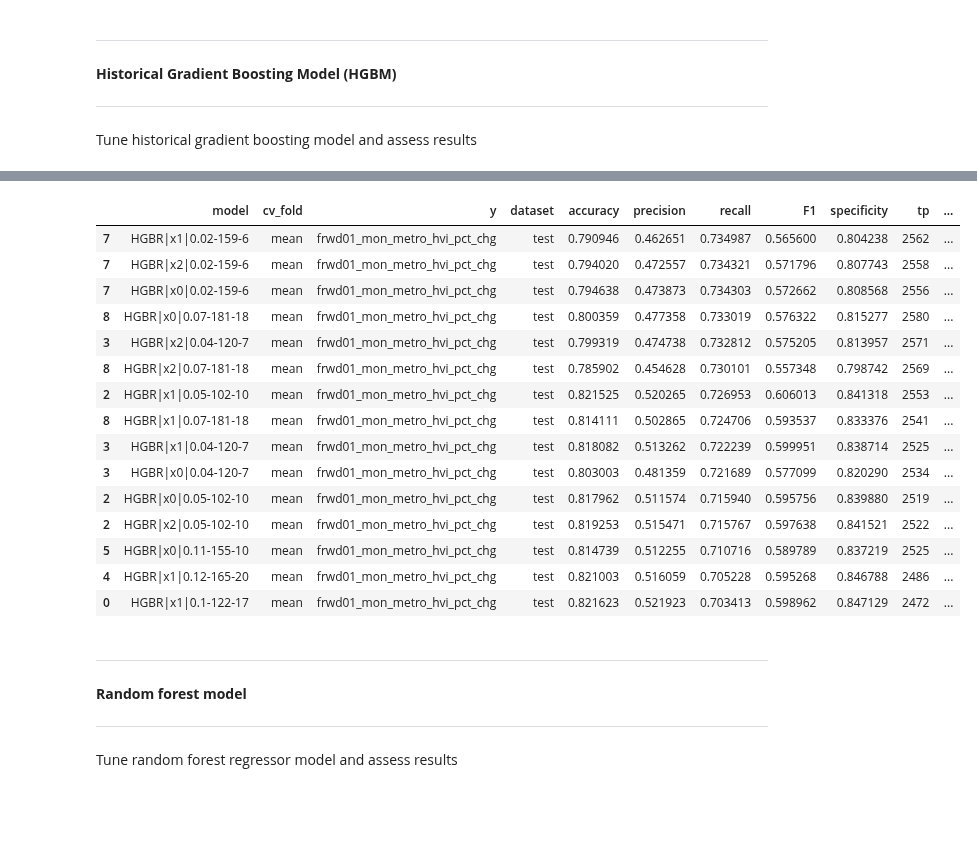
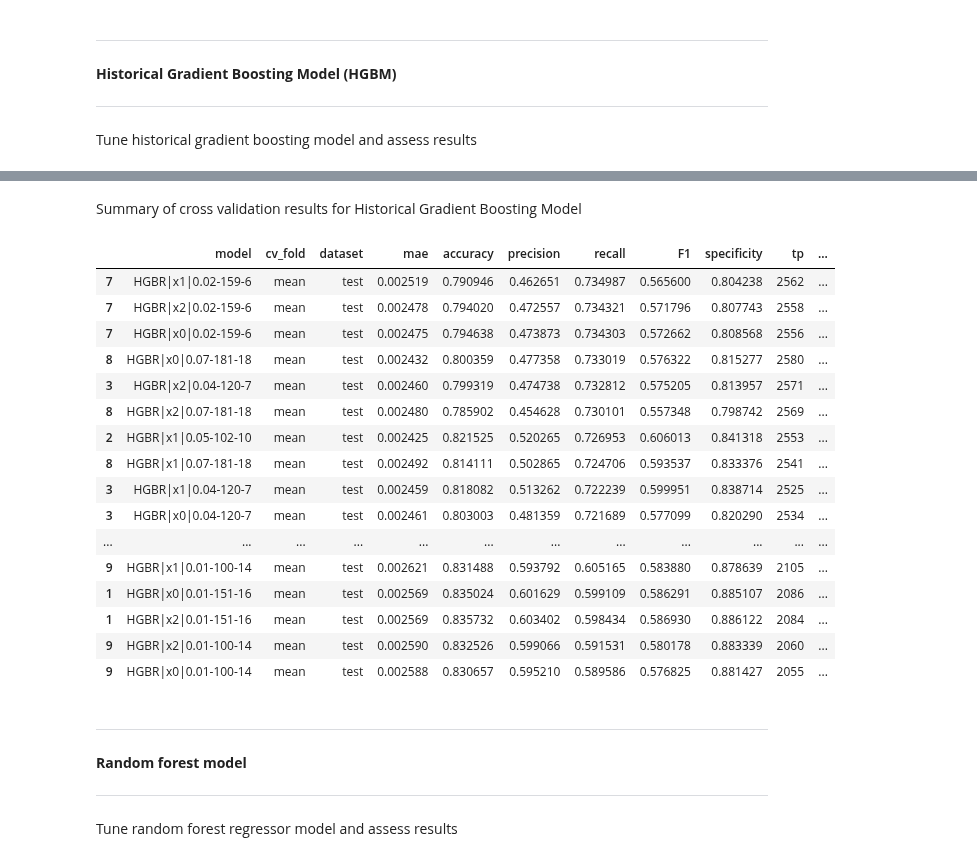
Before and after one commit to boc410/Home-Value-Index-Prediction, a Jupyter notebook: Notebooks/Supervised Learning.ipynb, the cells around one changed output, grey strips where cells are left out. Drawn from its saved outputs; the diff is of its cells as text; code cells hidden in the pictures; blank space fills up the shorter version.

```diff
--- a/Notebooks/Supervised Learning.ipynb
+++ b/Notebooks/Supervised Learning.ipynb
@@ -65,11 +66,12 @@ class confusion_matrix_class:
 compare_df = pd.DataFrame()
 
 #create function to produce consistent results for comparison across models
-def create_results_record(model, cv_fold, y_var, dataset, cm):
+def create_results_record(model, cv_fold, y_var, dataset, cm, error):
     new_record_dict = {'model': model,
                       'cv_fold': cv_fold,
                       'y': y_var,
                       'dataset': dataset,
+                      'mae': error,
                       'accuracy': cm.accuracy,
                       'precision': cm.precision,
                       'recall': cm.recall,
@@ -116,6 +118,7 @@ def HGBR(cv_fold,
     y_test = test_df[y_var]
     test_score = hgbr.score(X_test, y_test)
     y_pred = hgbr.predict(X_test)
+    error = mae(y_test, y_pred)
 
     #create categorization of prediction
     results_index = test_df[X_vars[:7]].reset_index()
@@ -133,7 +136,8 @@ def HGBR(cv_fold,
                                        cv_fold=fold,
                                        y_var=y_var,
                                        dataset='test',
-                                       cm=hgbr_cm)
+                                       cm=hgbr_cm,
+                                       error=error)
 
     HGBR_results_df = pd.concat([HGBR_results_df, pd.DataFrame([new_record])], ignore_index=True).drop_duplicates()
     HGBR_results_df[['tp','fp','fn','tn']] = HGBR_results_df[['tp','fp','fn','tn']].astype(int)
@@ -239,8 +241,8 @@ for i in range(len(cv_folds)):
     #set datasets for cross validation fold
     cv_fold = cv_folds.loc[i]
     fold = cv_fold['fold']
-    train_df = sample_dfs[cv_fold['train_df']]
-    test_df = sample_dfs[cv_fold['test_df']]
+    train_df = sample_dfs[cv_fold['train_df']].dropna(subset=y_var)
+    test_df = sample_dfs[cv_fold['test_df']].dropna(subset=y_var)
 
     #train model
     baseline_y_pred = train_df.groupby('metro_id')[y_var].agg(['mean','median']).reset_index()
@@ -250,12 +252,14 @@ for i in range(len(cv_folds)):
     train_df['y_true'] = np.where(train_df[y_var] >= 0, 0, 1)
     train_df['y_pred'] = np.where(train_df['mean'] >= 0, 0, 1)
     baseline_cm = confusion_matrix_class(confusion_matrix(train_df['y_true'], train_df['y_pred']))
+    train_error = mae(train_df[y_var],train_df['mean'])
 
     new_record = create_results_record(model="baseline_mean",
                                        cv_fold=fold,
                                        y_var=y_var,
                                        dataset="train",
-                                       cm=baseline_cm)
+                                       cm=baseline_cm,
+                                       error=train_error)
     baseline_results_df = pd.concat([baseline_results_df, pd.DataFrame([new_record])], ignore_index=True)
 
     #test model
@@ -263,12 +267,14 @@ for i in range(len(cv_folds)):
     test_df['y_true'] = np.where(test_df[y_var] >= 0, 1, 0)
     test_df['y_pred'] = np.where(test_df['mean'] >= 0, 1, 0)
     baseline_cm = confusion_matrix_class(confusion_matrix(test_df['y_true'], test_df['y_pred']))
+    test_error = mae(test_df[y_var],test_df['mean'])
 
     new_record = create_results_record(model="baseline_mean",
                                        cv_fold=fold,
                                        y_var=y_var,
                                        dataset="test",
-                                       cm=baseline_cm)
+                                       cm=baseline_cm,
+                                       error=test_error)
     baseline_results_df = pd.concat([baseline_results_df, pd.DataFrame([new_record])], ignore_index=True)
 
 
@@ -481,22 +550,26 @@ Execution time: 173.73 seconds
+# %% [markdown]
+Summary of cross validation results for Historical Gradient Boosting Model
 # %%
-compare_df.sort_values(by=['recall'], ascending=False).head(15)
+compare_df[['tp','fp','fn','tn']] = compare_df[['tp','fp','fn','tn']].astype(int)
+compare_df[compare_df.model.str.contains("HGBR")].sort_values('recall', ascending=False).drop(columns=['y'])
 # %% [output]
-|  | model | cv_fold | y | dataset | accuracy | precision | recall | F1 | specificity | tp | ... |
-| 7 | HGBR|x1|0.02-159-6 | mean | frwd01_mon_metro_hvi_pct_chg | test | 0.790946 | 0.462651 | 0.734987 | 0.565600 | 0.804238 | 2562 | ... |
-| 7 | HGBR|x2|0.02-159-6 | mean | frwd01_mon_metro_hvi_pct_chg | test | 0.794020 | 0.472557 | 0.734321 | 0.571796 | 0.807743 | 2558 | ... |
-| 7 | HGBR|x0|0.02-159-6 | mean | frwd01_mon_metro_hvi_pct_chg | test | 0.794638 | 0.473873 | 0.734303 | 0.572662 | 0.808568 | 2556 | ... |
-| 8 | HGBR|x0|0.07-181-18 | mean | frwd01_mon_metro_hvi_pct_chg | test | 0.800359 | 0.477358 | 0.733019 | 0.576322 | 0.815277 | 2580 | ... |
-| 3 | HGBR|x2|0.04-120-7 | mean | frwd01_mon_metro_hvi_pct_chg | test | 0.799319 | 0.474738 | 0.732812 | 0.575205 | 0.813957 | 2571 | ... |
-| 8 | HGBR|x2|0.07-181-18 | mean | frwd01_mon_metro_hvi_pct_chg | test | 0.785902 | 0.454628 | 0.730101 | 0.557348 | 0.798742 | 2569 | ... |
-| 2 | HGBR|x1|0.05-102-10 | mean | frwd01_mon_metro_hvi_pct_chg | test | 0.821525 | 0.520265 | 0.726953 | 0.606013 | 0.841318 | 2553 | ... |
-| 8 | HGBR|x1|0.07-181-18 | mean | frwd01_mon_metro_hvi_pct_chg | test | 0.814111 | 0.502865 | 0.724706 | 0.593537 | 0.833376 | 2541 | ... |
-| 3 | HGBR|x1|0.04-120-7 | mean | frwd01_mon_metro_hvi_pct_chg | test | 0.818082 | 0.513262 | 0.722239 | 0.599951 | 0.838714 | 2525 | ... |
-| 3 | HGBR|x0|0.04-120-7 | mean | frwd01_mon_metro_hvi_pct_chg | test | 0.803003 | 0.481359 | 0.721689 | 0.577099 | 0.820290 | 2534 | ... |
-| 2 | HGBR|x0|0.05-102-10 | mean | frwd01_mon_metro_hvi_pct_chg | test | 0.817962 | 0.511574 | 0.715940 | 0.595756 | 0.839880 | 2519 | ... |
-| 2 | HGBR|x2|0.05-102-10 | mean | frwd01_mon_metro_hvi_pct_chg | test | 0.819253 | 0.515471 | 0.715767 | 0.597638 | 0.841521 | 2522 | ... |
-| 5 | HGBR|x0|0.11-155-10 | mean | frwd01_mon_metro_hvi_pct_chg | test | 0.814739 | 0.512255 | 0.710716 | 0.589789 | 0.837219 | 2525 | ... |
-| 4 | HGBR|x1|0.12-165-20 | mean | frwd01_mon_metro_hvi_pct_chg | test | 0.821003 | 0.516059 | 0.705228 | 0.595268 | 0.846788 | 2486 | ... |
-| 0 | HGBR|x1|0.1-122-17 | mean | frwd01_mon_metro_hvi_pct_chg | test | 0.821623 | 0.521923 | 0.703413 | 0.598962 | 0.847129 | 2472 | ... |
+|  | model | cv_fold | dataset | mae | accuracy | precision | recall | F1 | specificity | tp | ... |
+| 7 | HGBR|x1|0.02-159-6 | mean | test | 0.002519 | 0.790946 | 0.462651 | 0.734987 | 0.565600 | 0.804238 | 2562 | ... |
+| 7 | HGBR|x2|0.02-159-6 | mean | test | 0.002478 | 0.794020 | 0.472557 | 0.734321 | 0.571796 | 0.807743 | 2558 | ... |
+| 7 | HGBR|x0|0.02-159-6 | mean | test | 0.002475 | 0.794638 | 0.473873 | 0.734303 | 0.572662 | 0.808568 | 2556 | ... |
+| 8 | HGBR|x0|0.07-181-18 | mean | test | 0.002432 | 0.800359 | 0.477358 | 0.733019 | 0.576322 | 0.815277 | 2580 | ... |
+| 3 | HGBR|x2|0.04-120-7 | mean | test | 0.002460 | 0.799319 | 0.474738 | 0.732812 | 0.575205 | 0.813957 | 2571 | ... |
+| 8 | HGBR|x2|0.07-181-18 | mean | test | 0.002480 | 0.785902 | 0.454628 | 0.730101 | 0.557348 | 0.798742 | 2569 | ... |
+| 2 | HGBR|x1|0.05-102-10 | mean | test | 0.002425 | 0.821525 | 0.520265 | 0.726953 | 0.606013 | 0.841318 | 2553 | ... |
+| 8 | HGBR|x1|0.07-181-18 | mean | test | 0.002492 | 0.814111 | 0.502865 | 0.724706 | 0.593537 | 0.833376 | 2541 | ... |
+| 3 | HGBR|x1|0.04-120-7 | mean | test | 0.002459 | 0.818082 | 0.513262 | 0.722239 | 0.599951 | 0.838714 | 2525 | ... |
+| 3 | HGBR|x0|0.04-120-7 | mean | test | 0.002461 | 0.803003 | 0.481359 | 0.721689 | 0.577099 | 0.820290 | 2534 | ... |
+| ... | ... | ... | ... | ... | ... | ... | ... | ... | ... | ... | ... |
+| 9 | HGBR|x1|0.01-100-14 | mean | test | 0.002621 | 0.831488 | 0.593792 | 0.605165 | 0.583880 | 0.878639 | 2105 | ... |
+| 1 | HGBR|x0|0.01-151-16 | mean | test | 0.002569 | 0.835024 | 0.601629 | 0.599109 | 0.586291 | 0.885107 | 2086 | ... |
+| 1 | HGBR|x2|0.01-151-16 | mean | test | 0.002569 | 0.835732 | 0.603402 | 0.598434 | 0.586930 | 0.886122 | 2084 | ... |
+| 9 | HGBR|x2|0.01-100-14 | mean | test | 0.002590 | 0.832526 | 0.599066 | 0.591531 | 0.580178 | 0.883339 | 2060 | ... |
+| 9 | HGBR|x0|0.01-100-14 | mean | test | 0.002588 | 0.830657 | 0.595210 | 0.589586 | 0.576825 | 0.881427 | 2055 | ... |
 # %% [markdown]
 *****
 **Random forest model**
```
Also changed, not shown: parts of 30 cells of this notebook.
